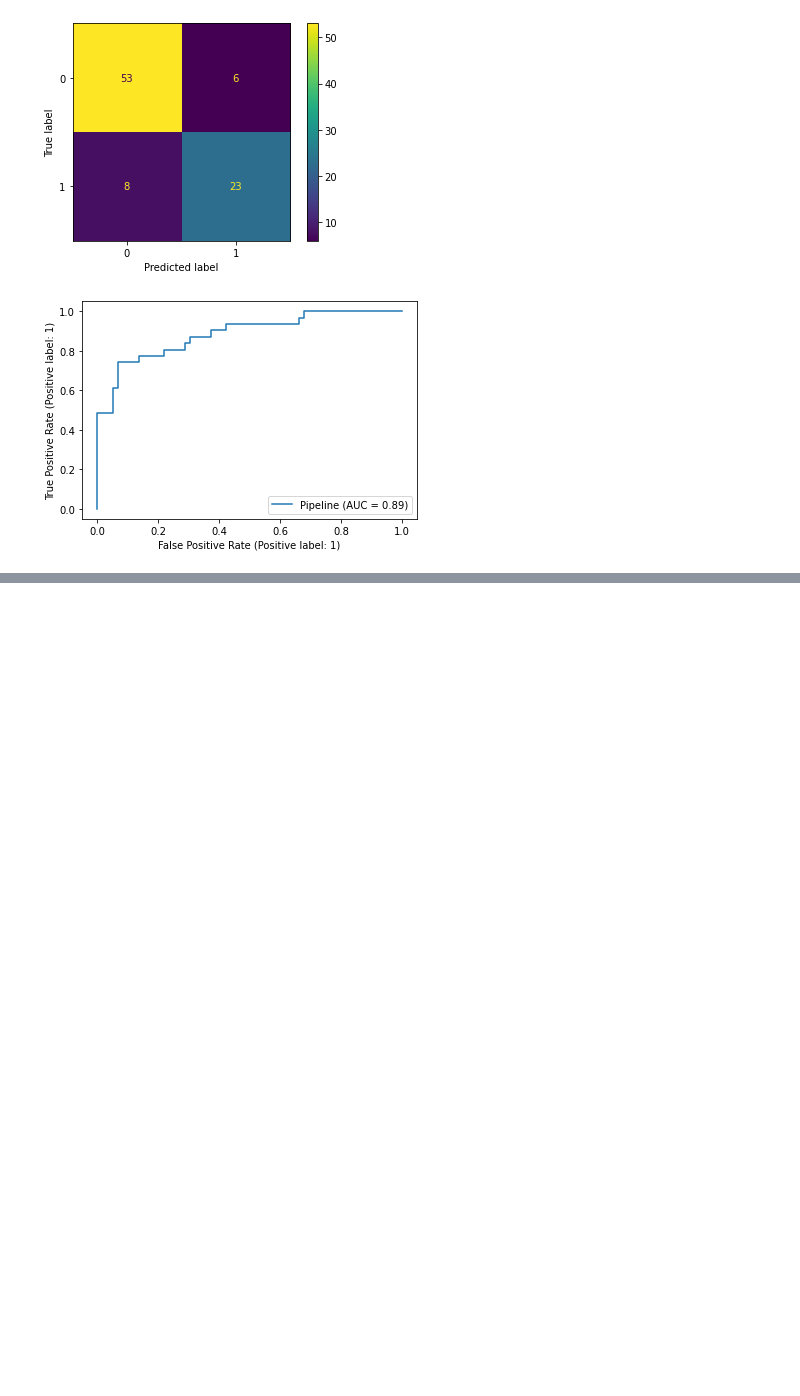
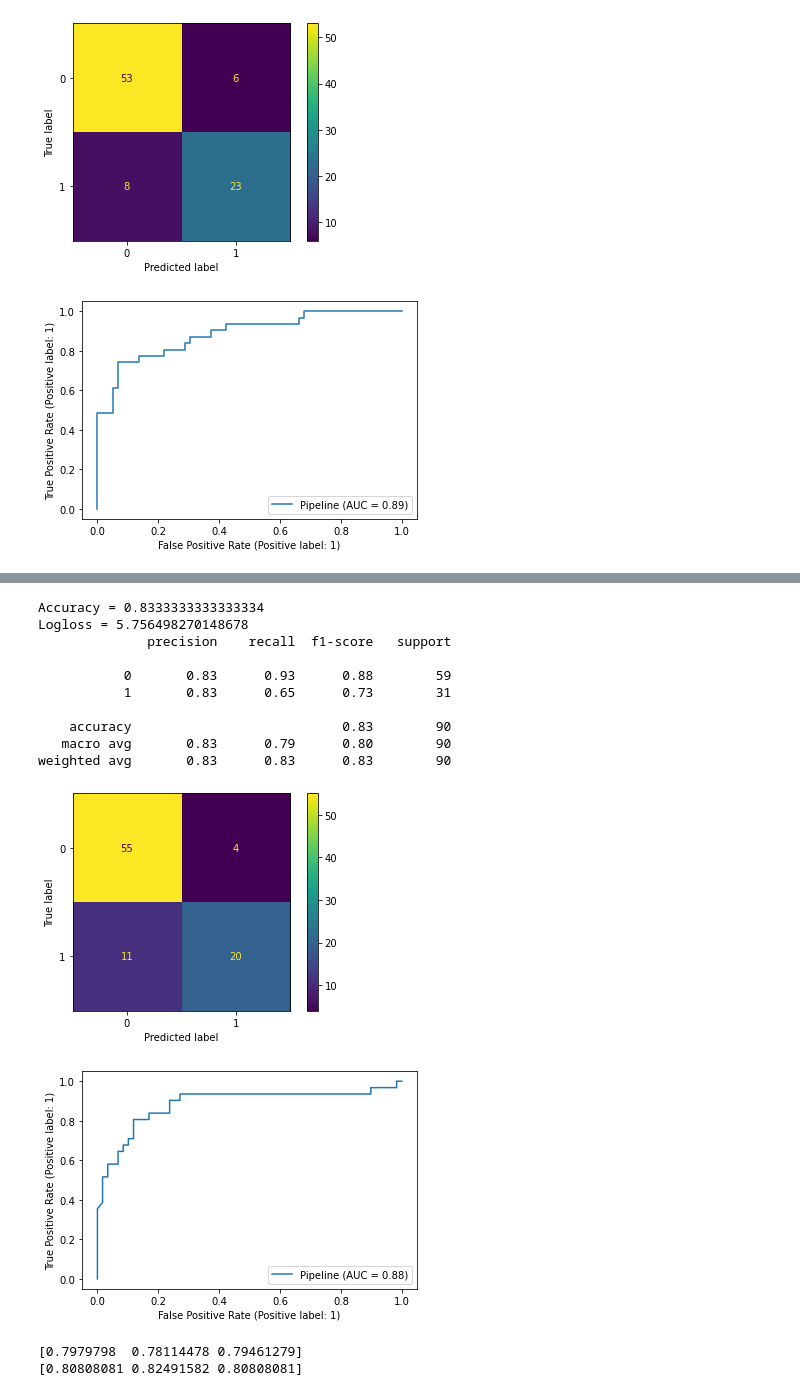
Before and after one commit to tawiwut-cha/datacamp_projects, a Jupyter notebook: titanic/notebook.ipynb, the cells around one changed output, grey strips where cells are left out. Drawn from its saved outputs; the diff is of its cells as text; code cells hidden in the pictures; blank space fills up the shorter version.

```diff
--- a/titanic/notebook.ipynb
+++ b/titanic/notebook.ipynb
@@ -242,7 +243,8 @@ df --> df_train, df_test --> separate num, cat --> preprocess num, cat separatel
 # %%
 from sklearn.pipeline import Pipeline, FeatureUnion
 from sklearn.preprocessing import FunctionTransformer, StandardScaler
-
+from sklearn.linear_model import LogisticRegression
+from sklearn.ensemble import RandomForestClassifier
 
 # function to get only numerical data from X
 get_num_feat = FunctionTransformer(lambda X: X[NUM_FEAT])
@@ -268,7 +270,9 @@ cat_pl = Pipeline(
 pl = Pipeline(
                 [
                     ('union', FeatureUnion([('num',num_pl), ('cat',cat_pl)])),
-                    ('logistic_regression', LogisticRegression())
+                    ('classifier',
+                    # RandomForestClassifier())
+                    LogisticRegression(random_state=69))
                 ]
             )
 
@@ -328,0 +338,26 @@ weighted avg       0.81      0.81      0.81        90
+# %%
+from sklearn.model_selection import GridSearchCV
+# specify parameter grid
+param_grid = [
+    {
+        'classifier': [LogisticRegression(random_state=69)],
+        'classifier__C': [1]+list(np.logspace(-2,4,10)) # higher C --> tendency to overfit
+    }
+    ,
+    {
+        'classifier': [RandomForestClassifier()],
+        'classifier__min_samples_leaf': [1,5,10],
+        'classifier__max_depth': [None,5,10,20]
+    }
+]
+# fit the GridSearchCV obj
+grid_search = GridSearchCV(pl, param_grid, cv=3, n_jobs=-1)
+grid_search.fit(X_train, y_train)
+# look at the best score and the results
+print('Best cv score = {}'.format(grid_search.best_score_))
+print('Best param = {}'.format(grid_search.best_params_))
+# print('Best param = {}'.format(grid_search.cv_results_))
+print()
+print('Params: {}'.format(grid_search.cv_results_['params']))
+print('Mean cv score: {}'.format(grid_search.cv_results_['mean_test_score']))
+print('Rank: {}'.format(grid_search.cv_results_['rank_test_score']))
@@ -328,0 +374,27 @@ weighted avg       0.81      0.81      0.81        90
+# %%
+# accuracy on this test set may be lower, but it's cv score is better
+best_pl = grid_search.best_estimator_
+evaluate_cf(best_pl, X_train, y_train, X_test, y_test)
+# %% [output]
+Accuracy = 0.8333333333333334
+Logloss = 5.756498270148678
+              precision    recall  f1-score   support
+
+           0       0.83      0.93      0.88        59
+           1       0.83      0.65      0.73        31
+
+    accuracy                           0.83        90
+   macro avg       0.83      0.79      0.80        90
+weighted avg       0.83      0.83      0.83        90
+[figure, added]
+[figure, added]
+# %%
+from sklearn.model_selection import cross_val_score
+
+# base model
+print(cross_val_score(pl, df.drop([TARGET_VAR], axis=1), df[TARGET_VAR], cv=3))
+# model from grid search
+print(cross_val_score(best_pl, df.drop([TARGET_VAR], axis=1), df[TARGET_VAR], cv=3))
+# %% [output]
+[0.7979798  0.78114478 0.79461279]
+[0.80808081 0.82491582 0.80808081]
```
Also changed, not shown: parts of 9 cells of this notebook.
